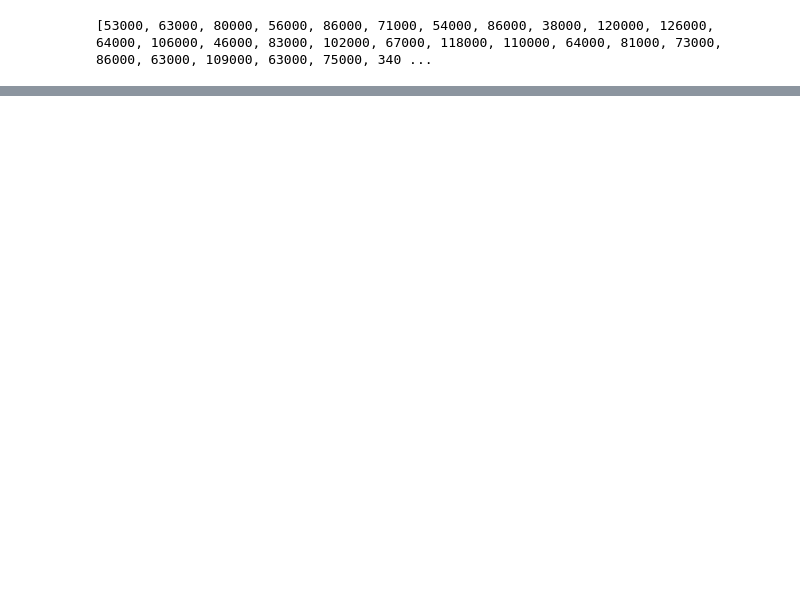
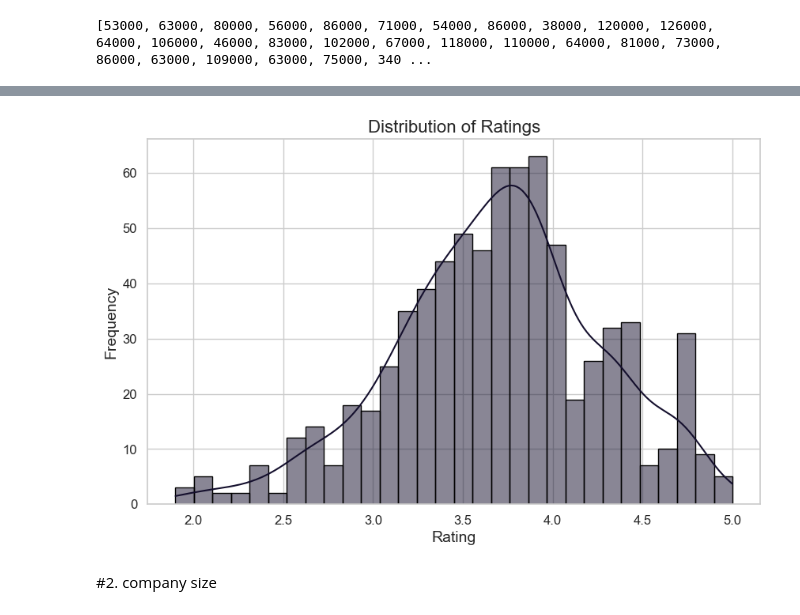
Before and after one commit to Harshadeep693/ds_salary_project, a Jupyter notebook: data_cleaning.ipynb, the cells around one changed output, grey strips where cells are left out. Cells and saved outputs as stored; diff of their text form; code cells hidden in the pictures; blank space fills up the shorter version.

```diff
--- a/data_cleaning.ipynb
+++ b/data_cleaning.ipynb
@@ -248,2 +451,0 @@ Index(['Unnamed: 0', 'Job Title', 'Salary Estimate', 'Job Description',
-# %%
-df=df.drop('Unnamed: 0',axis=1)
@@ -259,0 +474,2 @@ df.head()
+# %%
+df.replace(-1, np.nan, inplace=True)
@@ -259,0 +497,29 @@ df.head()
+# %%
+import warnings
+import seaborn as sns
+
+# Suppress warnings
+warnings.filterwarnings("ignore", category=FutureWarning)
+warnings.filterwarnings("ignore", category=UserWarning)
+
+# Set a custom color palette
+custom_colors = ["#D72638", "#3F88C5", "#140F2D", "#F49D37"]
+sns.set_palette(custom_colors)
+
+# Set a base style
+sns.set_style("whitegrid")
+
+# Customize specific style parameters
+custom_params = {
+    "axes.spines.right": False,
+    "axes.spines.top": False,
+    "axes.grid": True,
+    "grid.linestyle": "--",
+    "grid.color": "#cccccc",
+    "axes.facecolor": "#f0f0f0",
+    "axes.labelsize": 14,
+    "axes.titlesize": 16,
+    "xtick.labelsize": 12,
+    "ytick.labelsize": 12
+}
+sns.set_context("notebook", rc=custom_params)
@@ -259,0 +528,11 @@ df.head()
+# %%
+plt.figure(figsize=(10, 6))
+sns.histplot(x='Rating', data=df, bins=30, kde=True, edgecolor='black', color=custom_colors[2])
+
+
+plt.title('Distribution of Ratings', fontsize=16)
+plt.xlabel('Rating', fontsize=14)
+plt.ylabel('Frequency', fontsize=14)
+plt.show()
+# %% [output]
+[figure, added]
@@ -259,0 +543,2 @@ df.head()
+# %% [markdown]
+#2. company size
```
Also changed, not shown: parts of 113 cells of this notebook.
